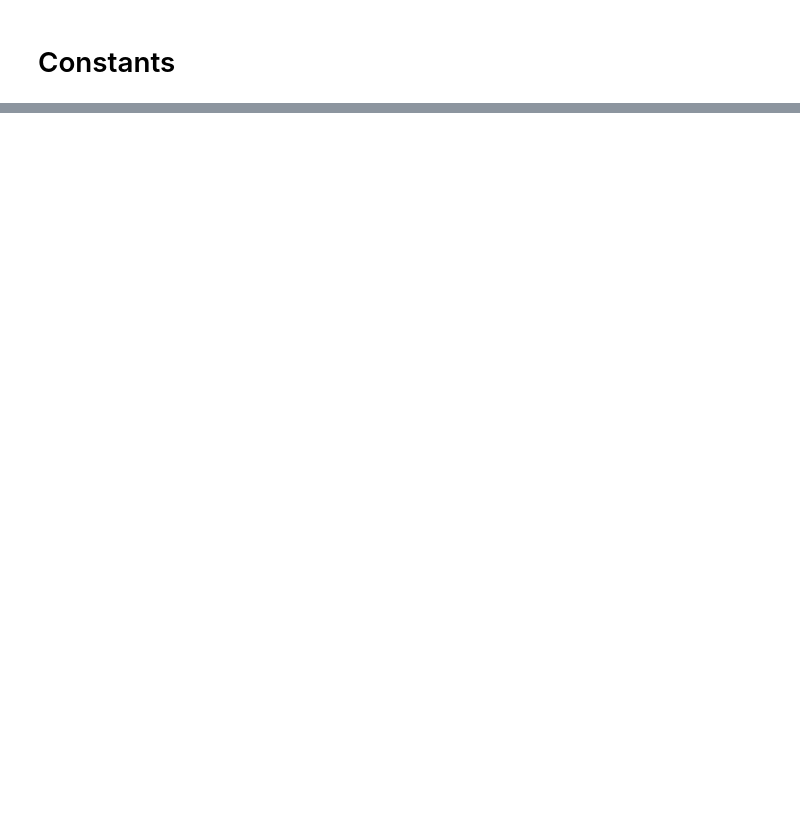
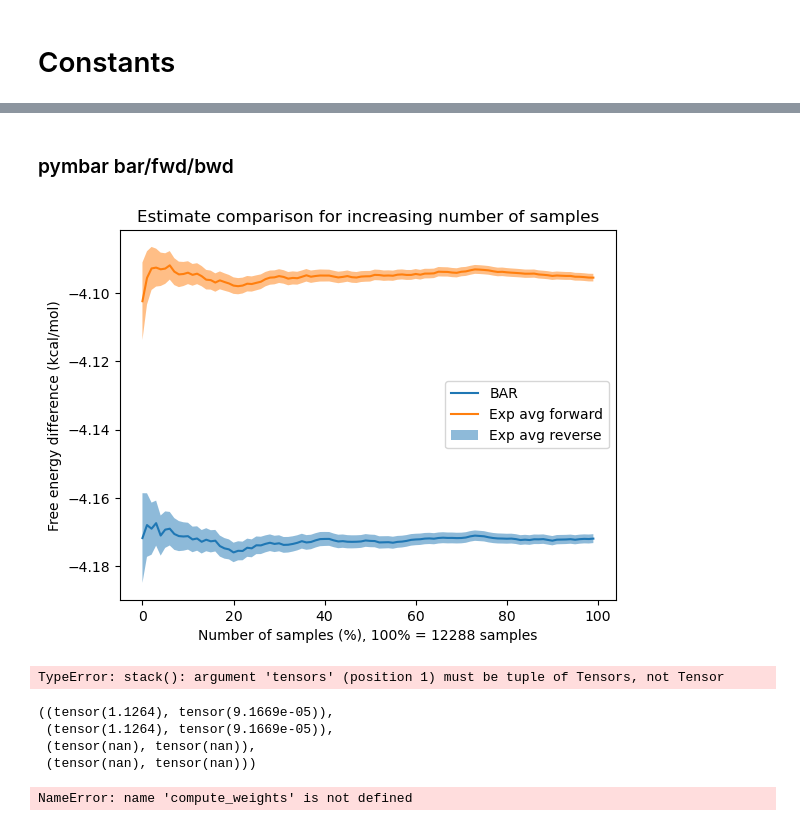
Before and after one commit to Radoralev/gfn-energy, a Jupyter notebook: energy_sampling/notebooks/eval_no_gfn.ipynb, the cells around one changed output, grey strips where cells are left out. Drawn from its saved outputs; the diff is of its cells as text; code cells hidden in the pictures; blank space fills up the shorter version.

```diff
--- a/energy_sampling/notebooks/eval_no_gfn.ipynb
+++ b/energy_sampling/notebooks/eval_no_gfn.ipynb
@@ -268,0 +256,57 @@ plt.show()
+# %% [markdown]
+### pymbar bar/fwd/bwd
+# %%
+# do the same for     exp_avg_f = pymbar.other_estimators.exp(w_F)
+
+exp_avg_f_results = []
+exp_avg_f_uncertainties = []
+exp_avg_r_results = []
+exp_avg_r_uncertainties = []
+steps = 100
+N = len(sv_energies_gfn)
+for i in range(1, steps+1):
+    w_F = ((np.array(sv_energies_gfn[:N//steps*i]) - np.array(vv_energies_gfn[:N//steps*i])))
+    exp_avg_f = pymbar.other_estimators.exp(w_F)
+    exp_avg_f_results.append(exp_avg_f['Delta_f']*kB*T*hartree_to_kcal)
+    exp_avg_f_uncertainties.append(exp_avg_f['dDelta_f']*kB*T*hartree_to_kcal)
+
+    w_R = ((np.array(vs_energies_gfn[:N//steps*i]) - np.array(ss_energies_gfn[:N//steps*i])))
+    exp_avg_r = pymbar.other_estimators.exp(w_R)
+    exp_avg_r_results.append(exp_avg_r['Delta_f']*kB*T*hartree_to_kcal)
+    exp_avg_r_uncertainties.append(exp_avg_r['dDelta_f']*kB*T*hartree_to_kcal)
+
+plt.plot(bar_results)
+plt.plot(exp_avg_f_results)
+# plt.plot(exp_avg_r_results)
+plt.fill_between(range(steps), np.array(bar_results) - np.array(bar_uncertainties), np.array(bar_results) + np.array(bar_uncertainties), alpha=0.5)
+plt.fill_between(range(steps), np.array(exp_avg_f_results) - np.array(exp_avg_f_uncertainties), np.array(exp_avg_f_results) + np.array(exp_avg_f_uncertainties), alpha=0.5)
+# plt.fill_between(range(steps), np.array(exp_avg_r_results) - np.array(exp_avg_r_uncertainties), np.array(exp_avg_r_results) + np.array(exp_avg_r_uncertainties), alpha=0.5)
+
+plt.title('Estimate comparison for increasing number of samples')
+plt.xlabel(f'Number of samples (%), 100% = {N} samples')
+plt.ylabel('Free energy difference (kcal/mol)')
+plt.legend(['BAR', 'Exp avg forward', 'Exp avg reverse'])
+plt.show()
+# %% [output]
+[figure, added]
+# %%
+torch.stack(vv_energies_gfn)
+# %% [output]
+TypeError: stack(): argument 'tensors' (position 1) must be tuple of Tensors, not Tensor
+# %%
+def calc_NSS(energies, pfs, beta):
+    exponents = energies*beta - pfs.sum(-1)
+    exponents = exponents - exponents.max()
+    weights = torch.exp(exponents)
+    weights = weights / weights.sum()
+    NSS = torch.exp(-torch.sum(weights*torch.log(weights)))
+    N = len(energies)
+    return NSS,NSS/N
+
+
+calc_NSS(vv_energies_gfn, v_pfs, 1), calc_NSS(vv_energies_gfn, v_pfs, 1),  calc_NSS(ss_energies_gfn, s_pfs, 1), calc_NSS(ss_energies_gfn, s_pfs, 1)
+# %% [output]
+((tensor(1.1264), tensor(9.1669e-05)),
+ (tensor(1.1264), tensor(9.1669e-05)),
+ (tensor(nan), tensor(nan)),
+ (tensor(nan), tensor(nan)))
@@ -268,0 +323,10 @@ plt.show()
+# %%
+v_weights = compute_weights(vv_energies_gfn, v_pfs, 1)
+s_weights = compute_weights(ss_energies_gfn, s_pfs, 1)
+
+vv_energies_gfn = torch.stack(vv_energies_gfn)
+ss_energies_gfn = torch.stack(ss_energies_gfn)
+vs_energies_gfn = torch.stack(vs_energies_gfn)
+sv_energies_gfn = torch.stack(sv_energies_gfn)
+# %% [output]
+NameError: name 'compute_weights' is not defined
```
Also changed, not shown: parts of 51 cells of this notebook, 17 other files.
